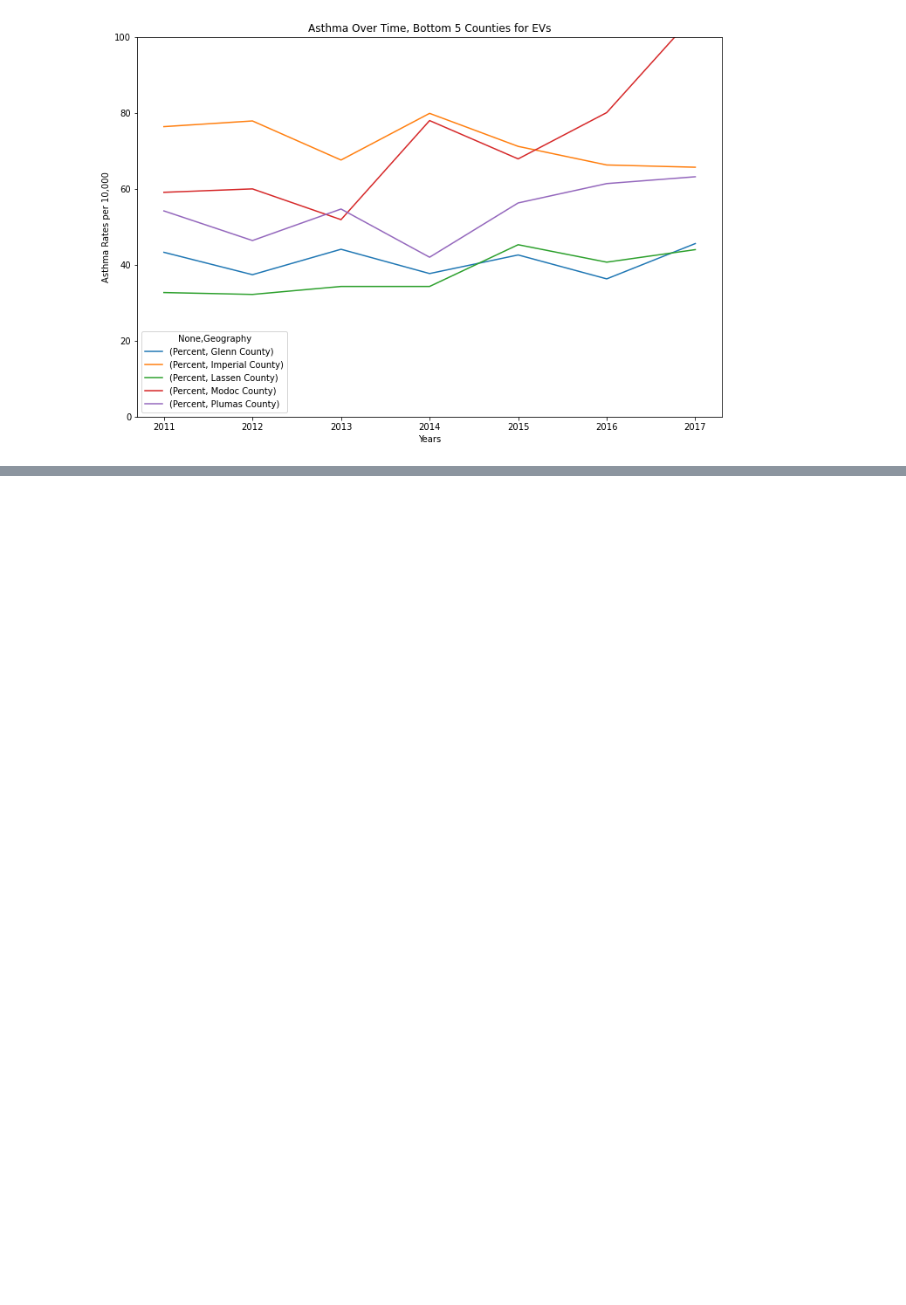
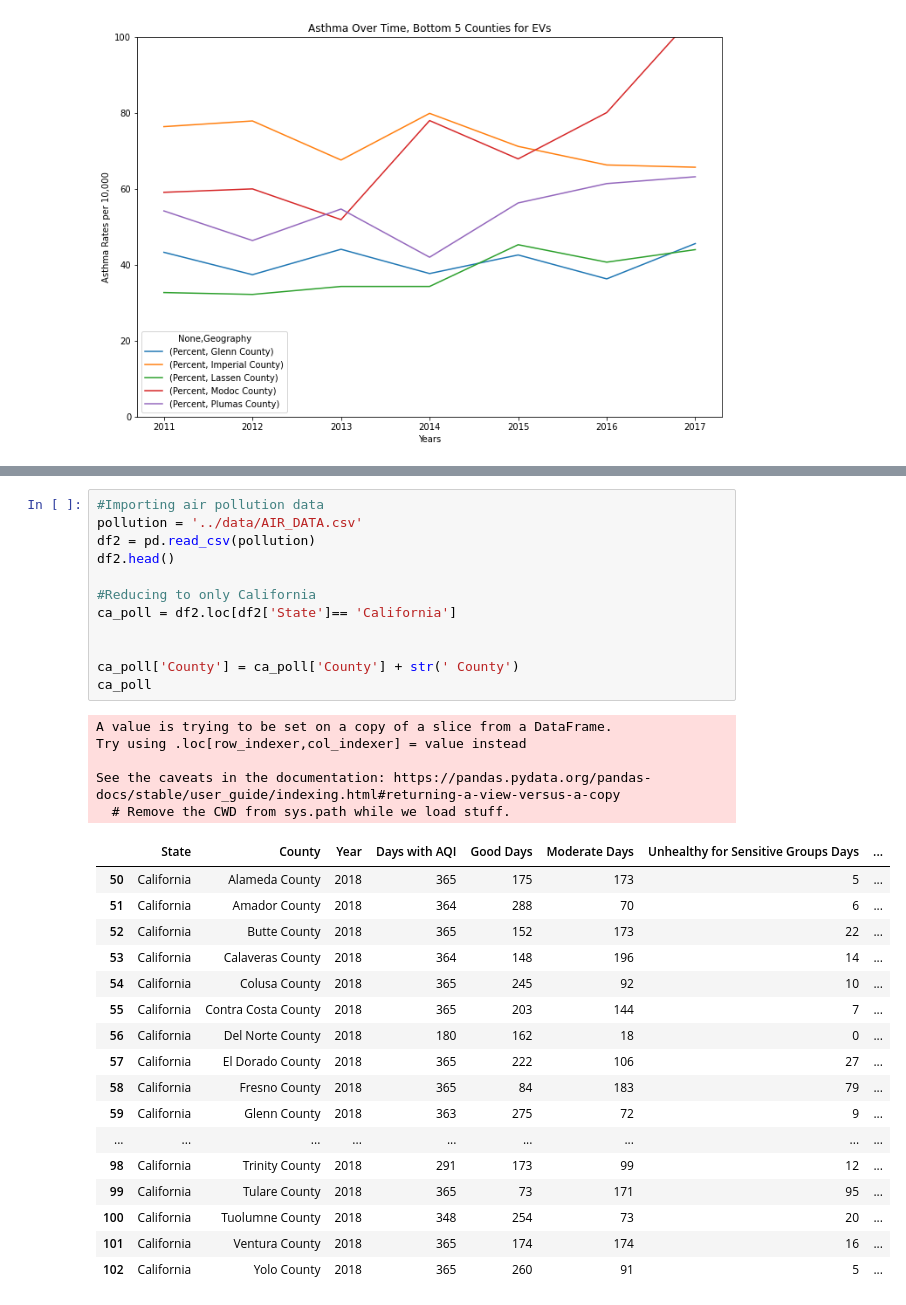
Before and after one commit to Megaexoplanet/electric_car_effects_pollution, a Jupyter notebook: code/ev.ipynb, the cells around one changed output, grey strips where cells are left out. Drawn from its saved outputs; the diff is of its cells as text; blank space fills up the shorter version.

Commit message:
Extracted and transformed air pollution data

```diff
--- a/code/ev.ipynb
+++ b/code/ev.ipynb
@@ -356,0 +422,35 @@ plt.show()
+# %%
+#Importing air pollution data
+pollution = '../data/AIR_DATA.csv'
+df2 = pd.read_csv(pollution)
+df2.head()
+
+#Reducing to only California
+ca_poll = df2.loc[df2['State']== 'California']
+
+
+ca_poll['County'] = ca_poll['County'] + str(' County')
+ca_poll
+# %% [output]
+A value is trying to be set on a copy of a slice from a DataFrame.
+Try using .loc[row_indexer,col_indexer] = value instead
+
+See the caveats in the documentation: https://pandas.pydata.org/pandas-docs/stable/user_guide/indexing.html#returning-a-view-versus-a-copy
+  # Remove the CWD from sys.path while we load stuff.
+|  | State | County | Year | Days with AQI | Good Days | Moderate Days | Unhealthy for Sensitive Groups Days | ... |
+| 50 | California | Alameda County | 2018 | 365 | 175 | 173 | 5 | ... |
+| 51 | California | Amador County | 2018 | 364 | 288 | 70 | 6 | ... |
+| 52 | California | Butte County | 2018 | 365 | 152 | 173 | 22 | ... |
+| 53 | California | Calaveras County | 2018 | 364 | 148 | 196 | 14 | ... |
+| 54 | California | Colusa County | 2018 | 365 | 245 | 92 | 10 | ... |
+| 55 | California | Contra Costa County | 2018 | 365 | 203 | 144 | 7 | ... |
+| 56 | California | Del Norte County | 2018 | 180 | 162 | 18 | 0 | ... |
+| 57 | California | El Dorado County | 2018 | 365 | 222 | 106 | 27 | ... |
+| 58 | California | Fresno County | 2018 | 365 | 84 | 183 | 79 | ... |
+| 59 | California | Glenn County | 2018 | 363 | 275 | 72 | 9 | ... |
+| ... | ... | ... | ... | ... | ... | ... | ... | ... |
+| 98 | California | Trinity County | 2018 | 291 | 173 | 99 | 12 | ... |
+| 99 | California | Tulare County | 2018 | 365 | 73 | 171 | 95 | ... |
+| 100 | California | Tuolumne County | 2018 | 348 | 254 | 73 | 20 | ... |
+| 101 | California | Ventura County | 2018 | 365 | 174 | 174 | 16 | ... |
+| 102 | California | Yolo County | 2018 | 365 | 260 | 91 | 5 | ... |
```
Also changed, not shown: parts of 7 cells of this notebook, 1 other file.
